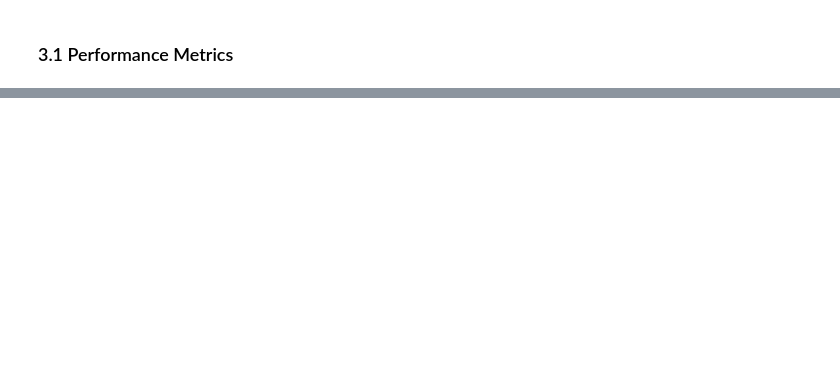
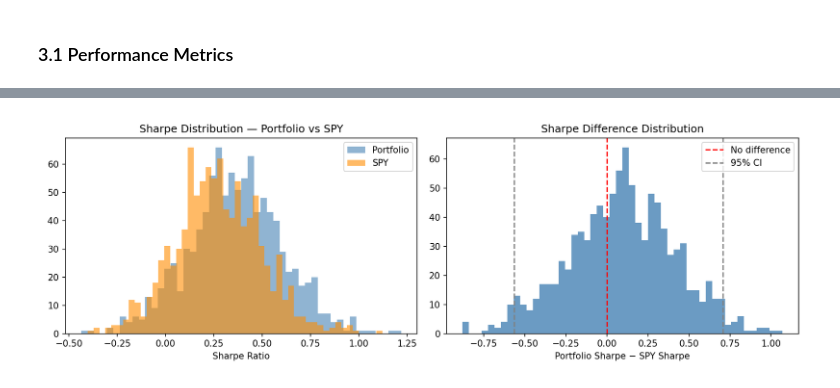
Before and after one commit to AbdelkrimCode/regime-adaptive-portfolio, a Jupyter notebook: notebooks/exploration.ipynb, the cells around one changed output, grey strips where cells are left out. Cells and saved outputs as stored; diff of their text form; code cells hidden in the pictures; blank space fills up the shorter version.

```diff
--- a/notebooks/exploration.ipynb
+++ b/notebooks/exploration.ipynb
@@ -168,0 +310,4 @@ metrics_df
+# %%
+Image('../data/bootstrap.png')
+# %% [output]
+[figure, added]
```
Also changed, not shown: parts of 16 cells of this notebook.
